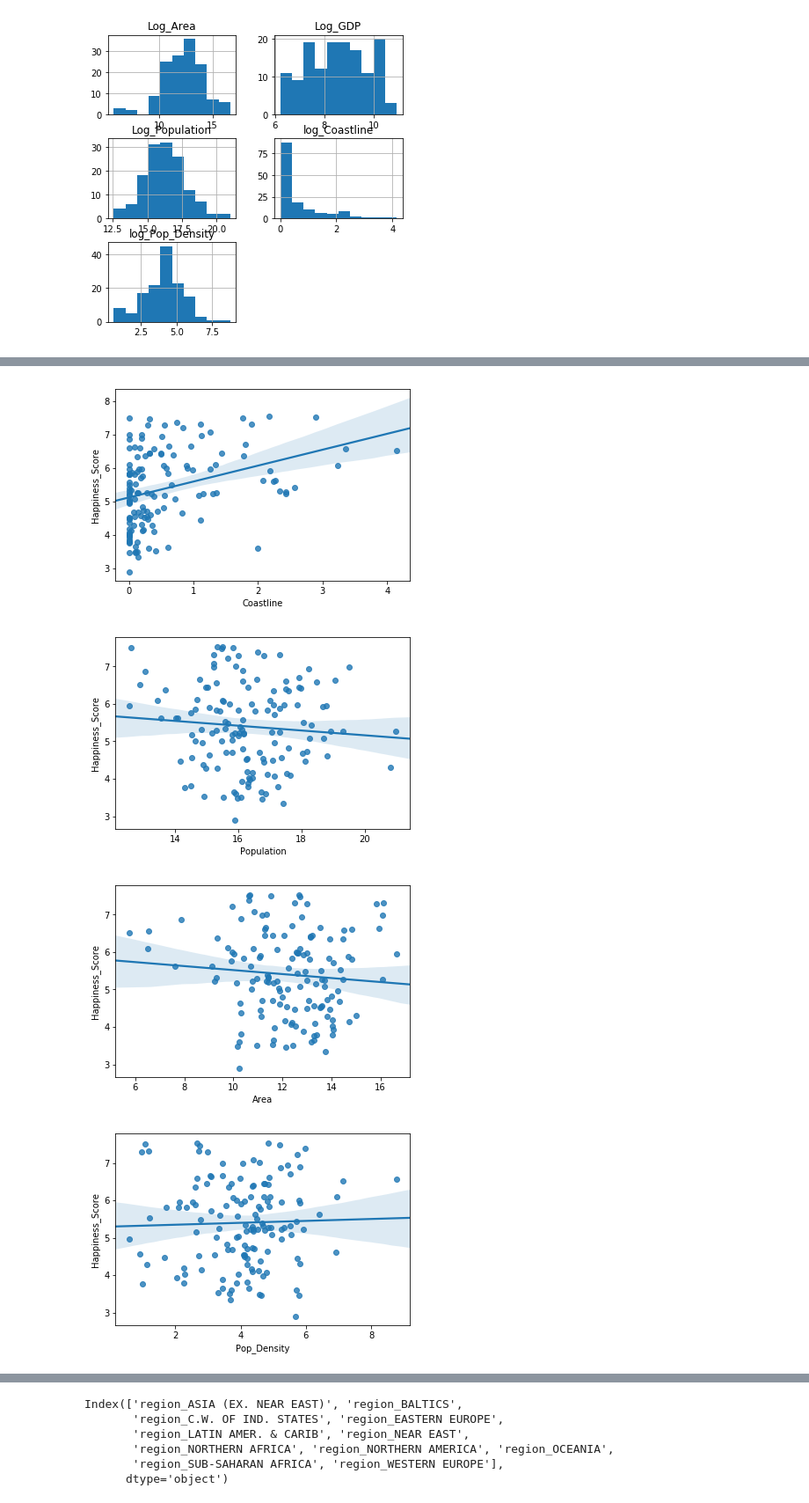
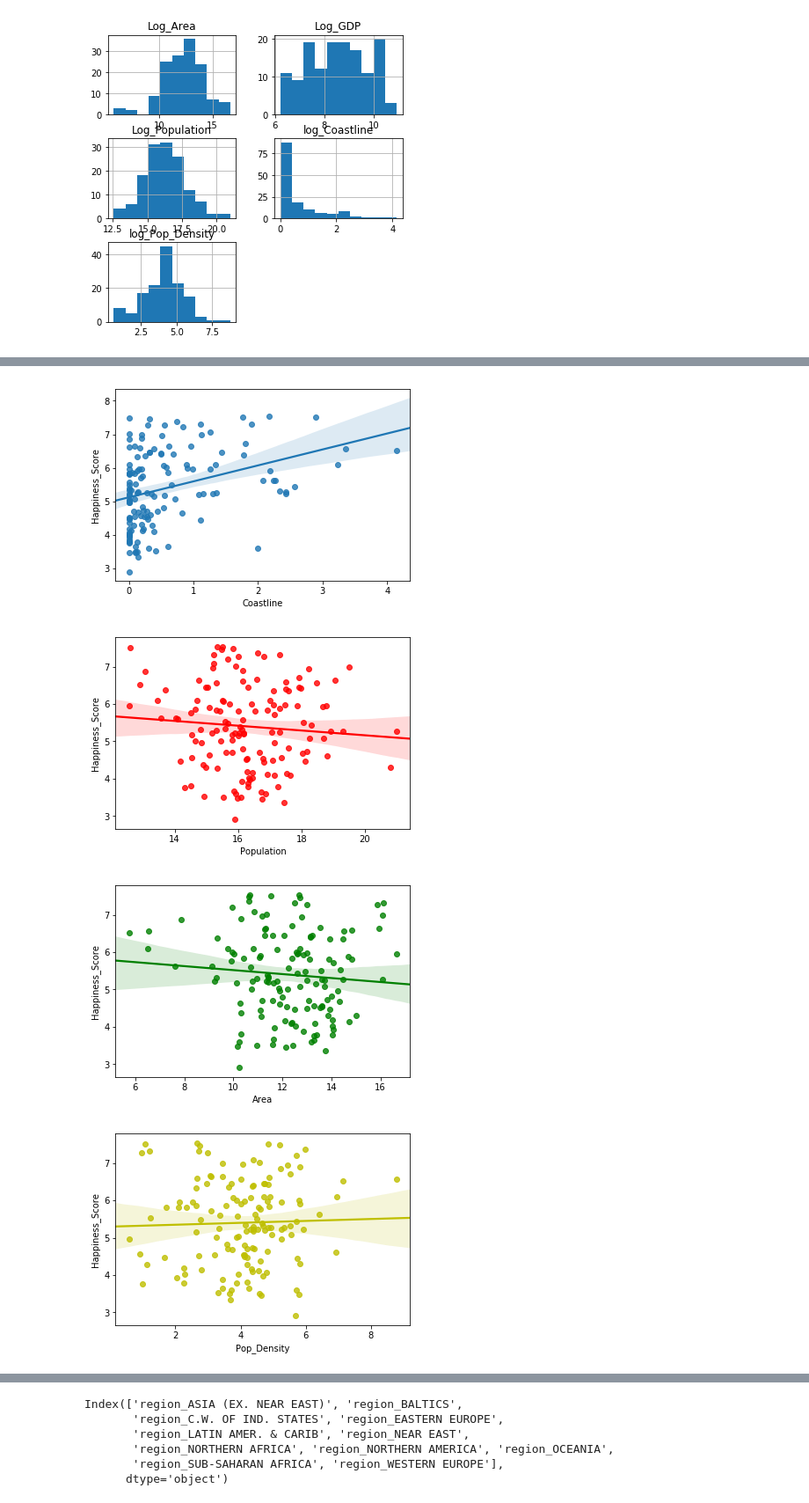
Before and after one commit to omerhakim/Mode_2_Project, a Jupyter notebook: Mode_2_Project.ipynb, the cells around one changed output, grey strips where cells are left out. Shown at 88% size. Cells and saved outputs as stored; diff of their text form; code cells hidden in the pictures.

```diff
--- a/Mode_2_Project.ipynb
+++ b/Mode_2_Project.ipynb
@@ -410,14 +361,16 @@ strong multicollinearity or other numerical problems.
 # %%
 plt.figure()
 sns.regplot(x= 'Coastline', y="Happiness_Score", data=df_happy);
 plt.figure()
-sns.regplot(x= 'Population', y="Happiness_Score", data=df_happy);
+sns.regplot(x= 'Population', y="Happiness_Score", data=df_happy, color = 'r');
 plt.figure()
-sns.regplot(x= 'Area', y="Happiness_Score", data=df_happy);
+sns.regplot(x= 'Area', y="Happiness_Score", data=df_happy, color='g');
 plt.figure()
-sns.regplot(x= 'Pop_Density', y="Happiness_Score", data=df_happy);
+sns.regplot(x= 'Pop_Density', y="Happiness_Score", data=df_happy, color='y');
+plt.figure()
+sns.regplot(x= 'GDP', y="Happiness_Score", data=df_happy, color='b');
 # %% [output]
 [figure]
-[figure, old version]
+[figure, new version]
-[figure, old version]
+[figure, new version]
-[figure, old version]
+[figure, new version]
```
Also changed, not shown: parts of 75 cells of this notebook.
